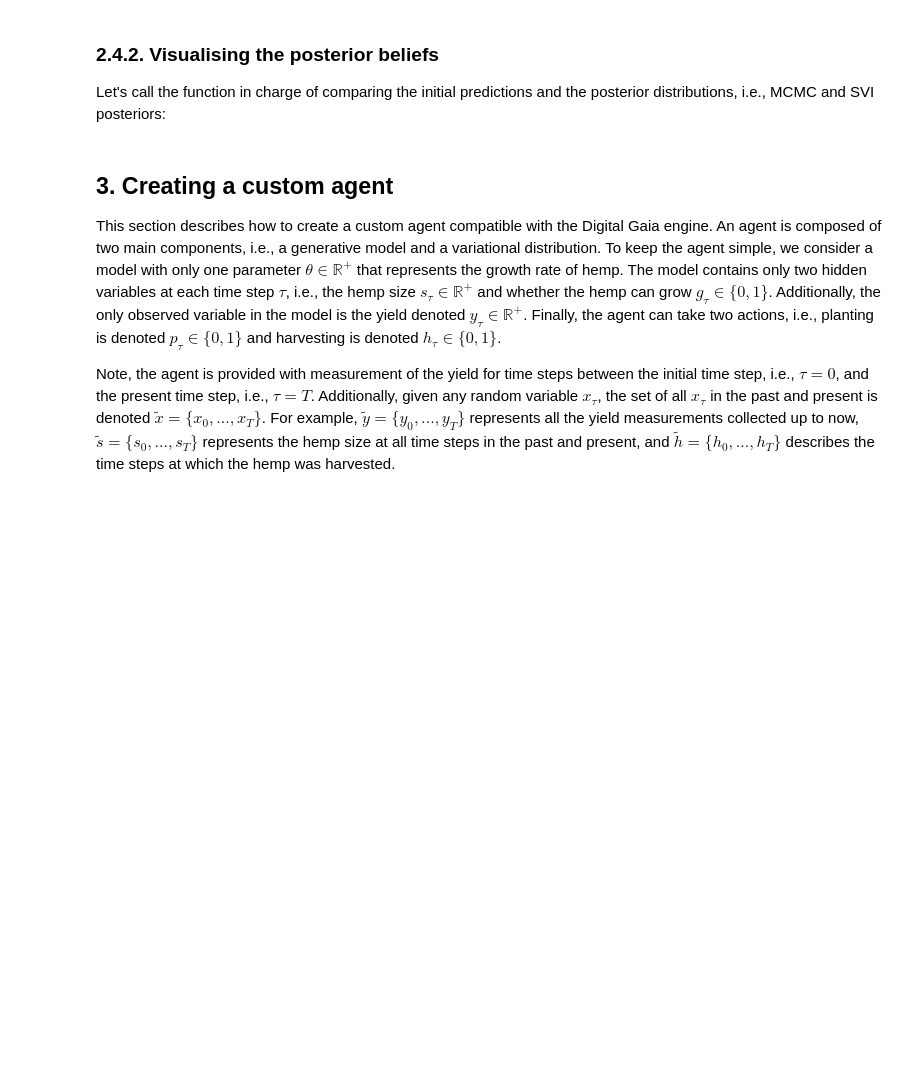
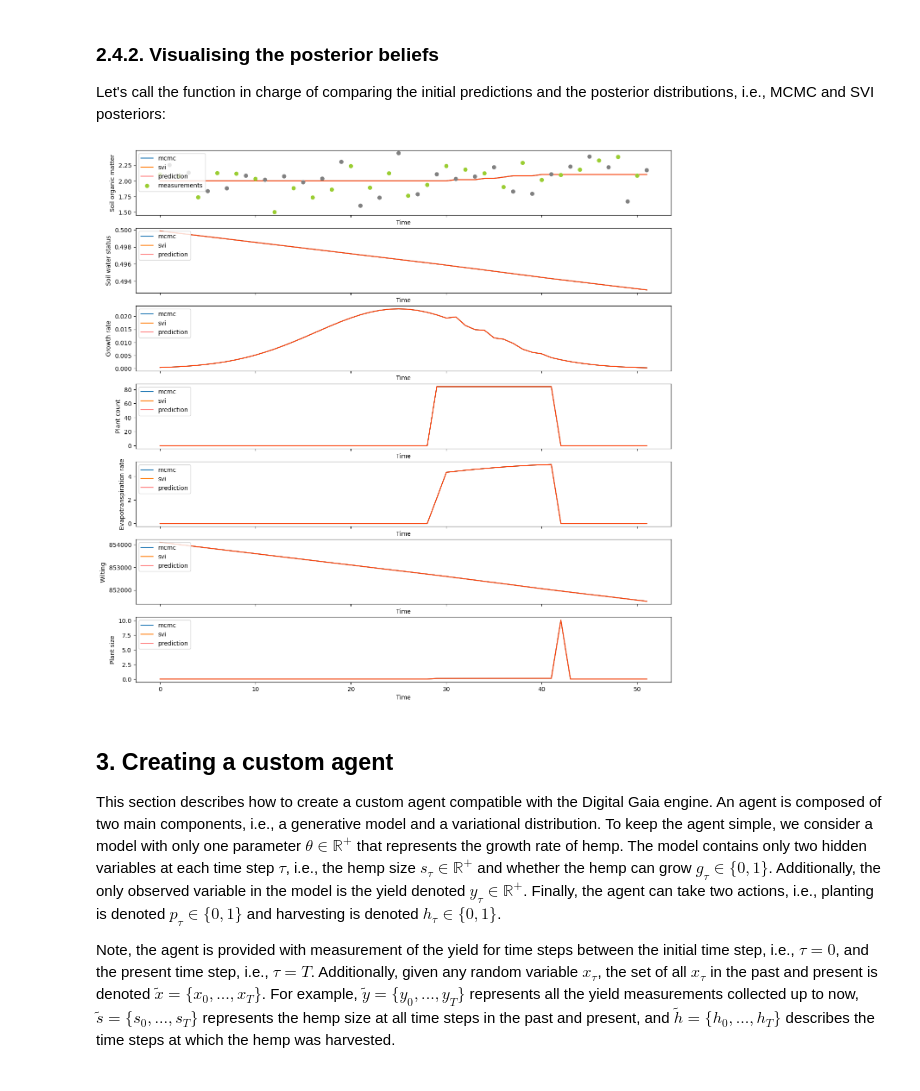
Before and after one commit to gaia-os/gaia-hub, a Jupyter notebook: notebooks/get_started.ipynb, the cells around one changed output. Cells and saved outputs as stored; diff of their text form; code cells hidden in the pictures; blank space fills up the shorter version.

```diff
--- a/notebooks/get_started.ipynb
+++ b/notebooks/get_started.ipynb
@@ -317,8 +317,9 @@ cond_model, cond_guide = agent.condition_all(data=data)
 measurement_interval = 2
 
 # Create the mask
+n_measurements = len(data['obs_soil_organic_matter'])
 mask = {
-    'obs_soil_organic_matter': jnp.expand_dims(jnp.arange(len(data['obs_soil_organic_matter'])), -1) % measurement_interval == 0
+    'obs_soil_organic_matter': jnp.expand_dims(jnp.arange(n_measurements), -1) % measurement_interval == 0
 }
 # %% [markdown]
 Third, let's run inference using Monte Carlo Markov Chain (MCMC):
@@ -333,7 +334,6 @@ mcmc_algorithm = agent.inference_algorithm(MCMCKernel, kernel_args=mcmc_args)
 
 # Perform inference using MCMC
 inference_args = {
-    "mask": mask,
-    "data_level": 0
+    "mask": mask
 }
 mcmc_samples = mcmc_algorithm.run_inference(inference_args=inference_args)
@@ -353,8 +351,7 @@ svi_algorithm = agent.inference_algorithm(SVIKernel, kernel_args=svi_args)
 # Perform inference using SVI
 inference_params = {
     "stable_update": True,
-    "mask": mask,
-    "data_level": 0
+    "mask": mask
 }
 svi_samples = svi_algorithm.run_inference(inference_params=inference_params)
 # %% [markdown]
@@ -364,11 +361,22 @@ Let's call the function in charge of comparing the initial predictions and the p
 # %%
 # Compare the initial prediction, the SVI posterior, and the MCMC posterior
 fig = compare_posteriors(
-    is_observed=mask['lai'],
+    is_observed=mask['obs_soil_organic_matter'],
     mcmc_samples=mcmc_samples,
     svi_samples=svi_samples,
-    prediction_samples=prediction_samples
+    prediction_samples=prediction_samples,
+    var_names=[
+        "soil_organic_matter", "soil_water_status", "growth_rate", "plant_count",
+        "evapotranspiration_rate", "wilting", "plant_size"
+    ],
+    var_labels=[
+        "Soil organic matter", "Soil water status", "Growth rate", "Plant count",
+        "Evapotranspiration rate", "Wilting", "Plant size"
+    ],
+    fig_size=(16, 16)
 )
+# %% [output]
+[figure, added]
 # %% [markdown]
 ## 3. Creating a custom agent
 
```
Also changed, not shown: parts of 6 cells of this notebook.
